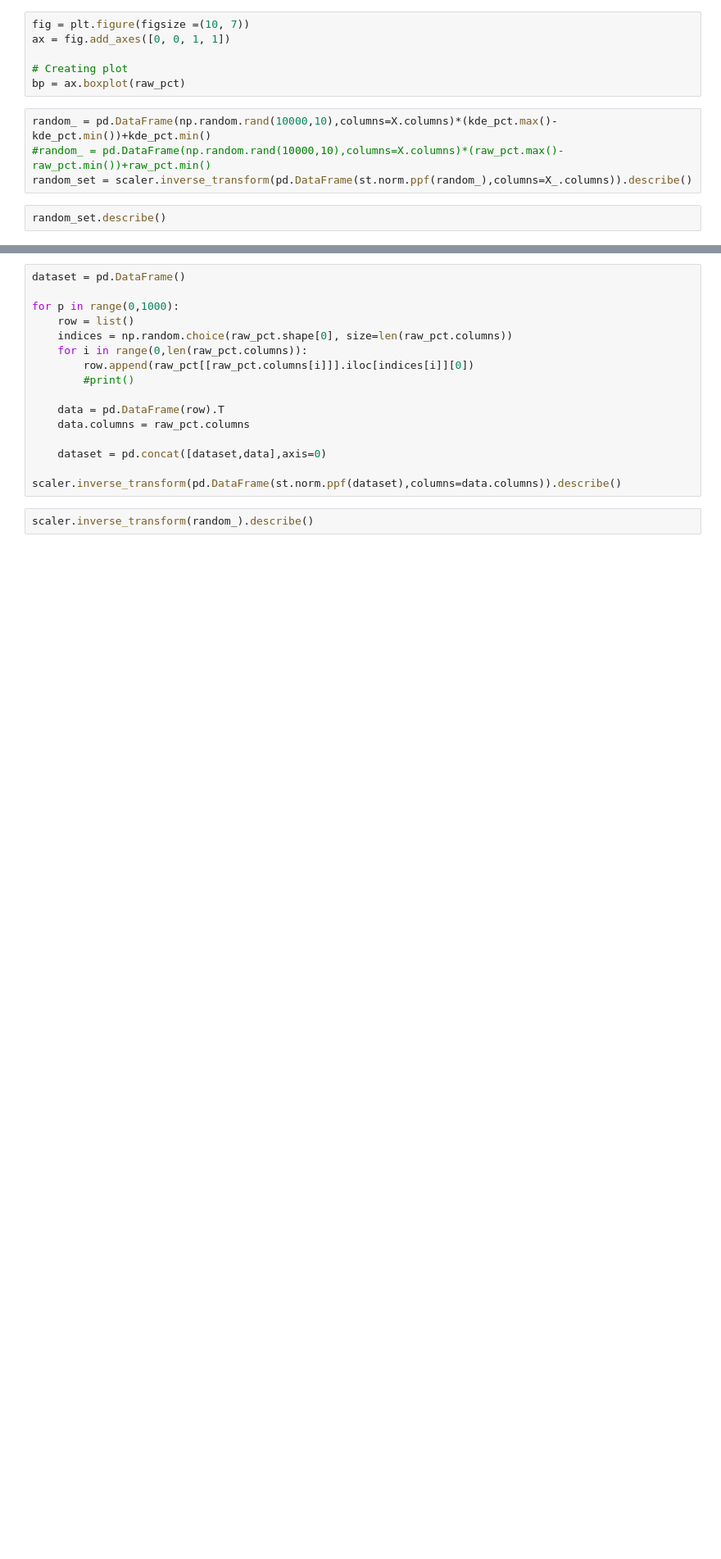
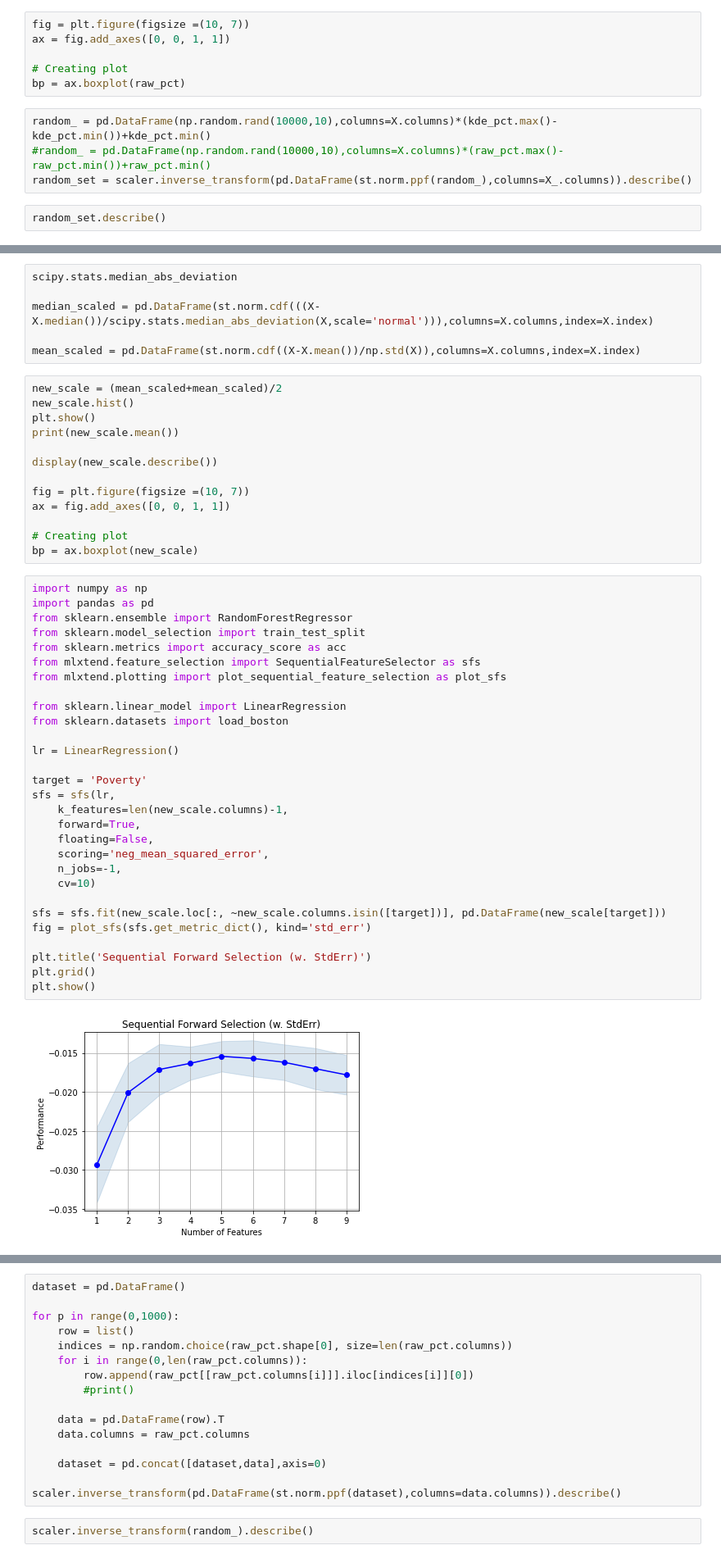
Before and after one commit to thistleknot/python-ml, a Jupyter notebook: code/Distribution Monte Carlo.ipynb, the cells around one changed output, grey strips where cells are left out. Shown at 82% size. Cells and saved outputs as stored; diff of their text form; blank space fills up the shorter version.

Commit message:
Update Distribution Monte Carlo.ipynb
came up with a new way to normalize variables that uses mean w std and median w mad

```diff
--- a/code/Distribution Monte Carlo.ipynb
+++ b/code/Distribution Monte Carlo.ipynb
@@ -139,0 +182,50 @@ random_set.describe()
+# %%
+scipy.stats.median_abs_deviation
+
+median_scaled = pd.DataFrame(st.norm.cdf(((X-X.median())/scipy.stats.median_abs_deviation(X,scale='normal'))),columns=X.columns,index=X.index)
+
+mean_scaled = pd.DataFrame(st.norm.cdf((X-X.mean())/np.std(X)),columns=X.columns,index=X.index)
+# %%
+new_scale = (mean_scaled+mean_scaled)/2
+new_scale.hist()
+plt.show()
+print(new_scale.mean())
+
+display(new_scale.describe())
+
+fig = plt.figure(figsize =(10, 7))
+ax = fig.add_axes([0, 0, 1, 1])
+
+# Creating plot
+bp = ax.boxplot(new_scale)
+# %%
+import numpy as np
+import pandas as pd
+from sklearn.ensemble import RandomForestRegressor
+from sklearn.model_selection import train_test_split
+from sklearn.metrics import accuracy_score as acc
+from mlxtend.feature_selection import SequentialFeatureSelector as sfs
+from mlxtend.plotting import plot_sequential_feature_selection as plot_sfs
+
+from sklearn.linear_model import LinearRegression
+from sklearn.datasets import load_boston
+
+lr = LinearRegression()
+
+target = 'Poverty'
+sfs = sfs(lr,
+    k_features=len(new_scale.columns)-1,
+    forward=True,
+    floating=False,
+    scoring='neg_mean_squared_error',
+    n_jobs=-1,
+    cv=10)
+
+sfs = sfs.fit(new_scale.loc[:, ~new_scale.columns.isin([target])], pd.DataFrame(new_scale[target]))
+fig = plot_sfs(sfs.get_metric_dict(), kind='std_err')
+
+plt.title('Sequential Forward Selection (w. StdErr)')
+plt.grid()
+plt.show()
+# %% [output]
+[figure, added]
```
Also changed, not shown: parts of 15 cells of this notebook.
